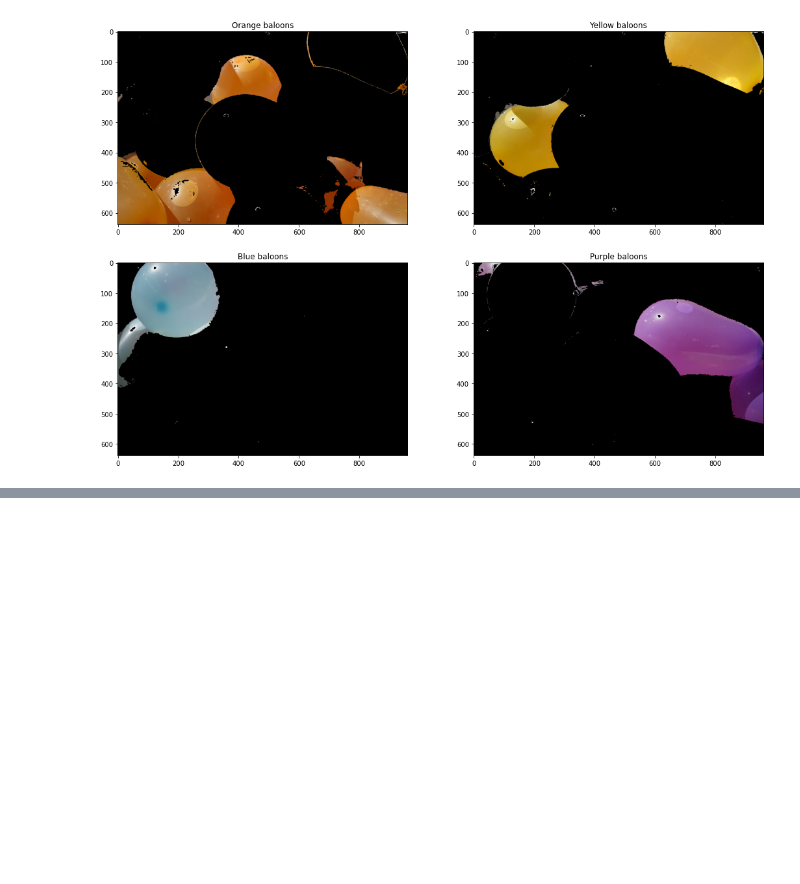
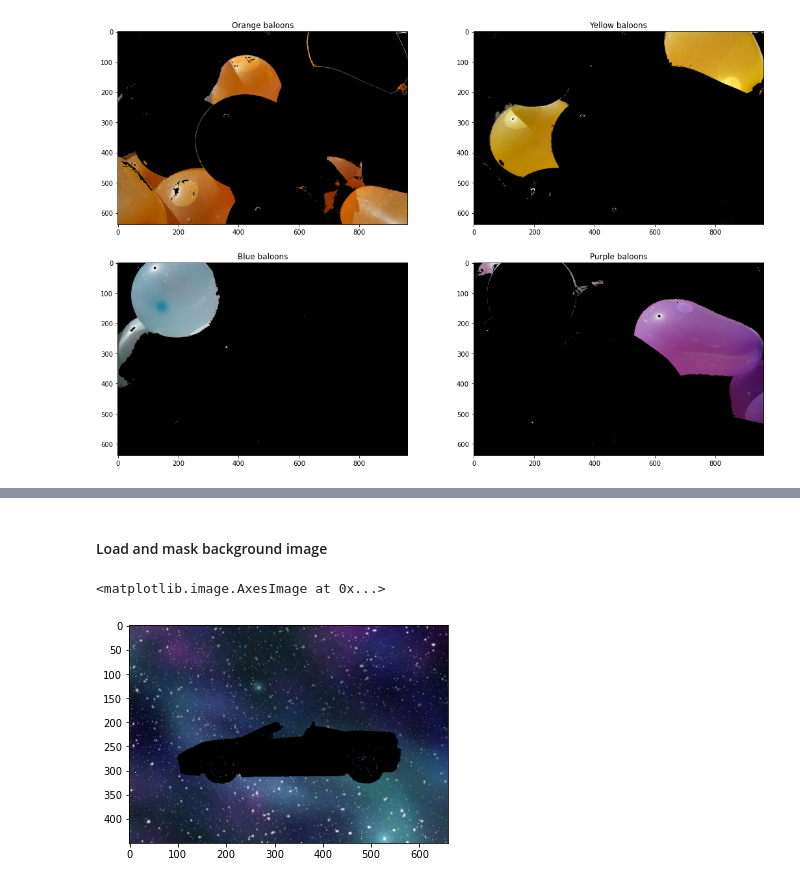
Before and after one commit to albert-kuc/Udacity, a Jupyter notebook: Computer_Vision/Intro_to_Computer_Vision/01_Image_Representation_and_Classification.ipynb, the cells around one changed output, grey strips where cells are left out. Saved outputs shown, nothing was run; the diff lists cells and outputs as text; code cells hidden in the pictures; blank space fills up the shorter version.

```diff
--- a/Computer_Vision/Intro_to_Computer_Vision/01_Image_Representation_and_Classification.ipynb
+++ b/Computer_Vision/Intro_to_Computer_Vision/01_Image_Representation_and_Classification.ipynb
@@ -379,0 +430,14 @@ plt.show()
+# %% [markdown]
+#### Load and mask background image
+# %%
+bg = cv2.imread('images/space_background.jpg')
+bg = cv2.cvtColor(bg, cv2.COLOR_BGR2RGB)
+
+# background shape to match car image
+bg_masked = bg[:450, :660]
+
+bg_masked[mask_hsv == 0] = [0,0,0]
+plt.imshow(bg_masked)
+# %% [output]
+<matplotlib.image.AxesImage at 0x...>
+[figure, added]
```
Also changed, not shown: parts of 9 cells of this notebook, 2 other files.
